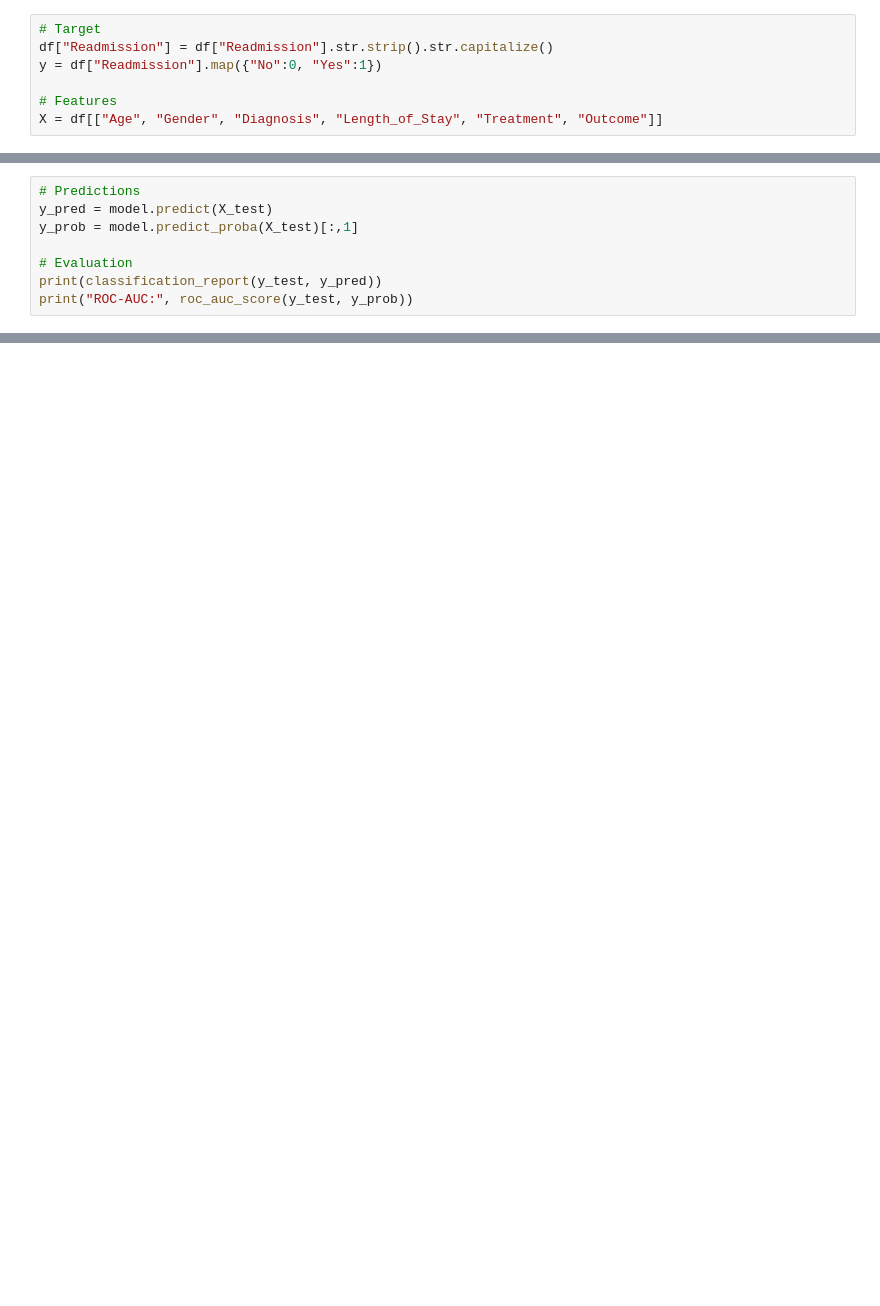
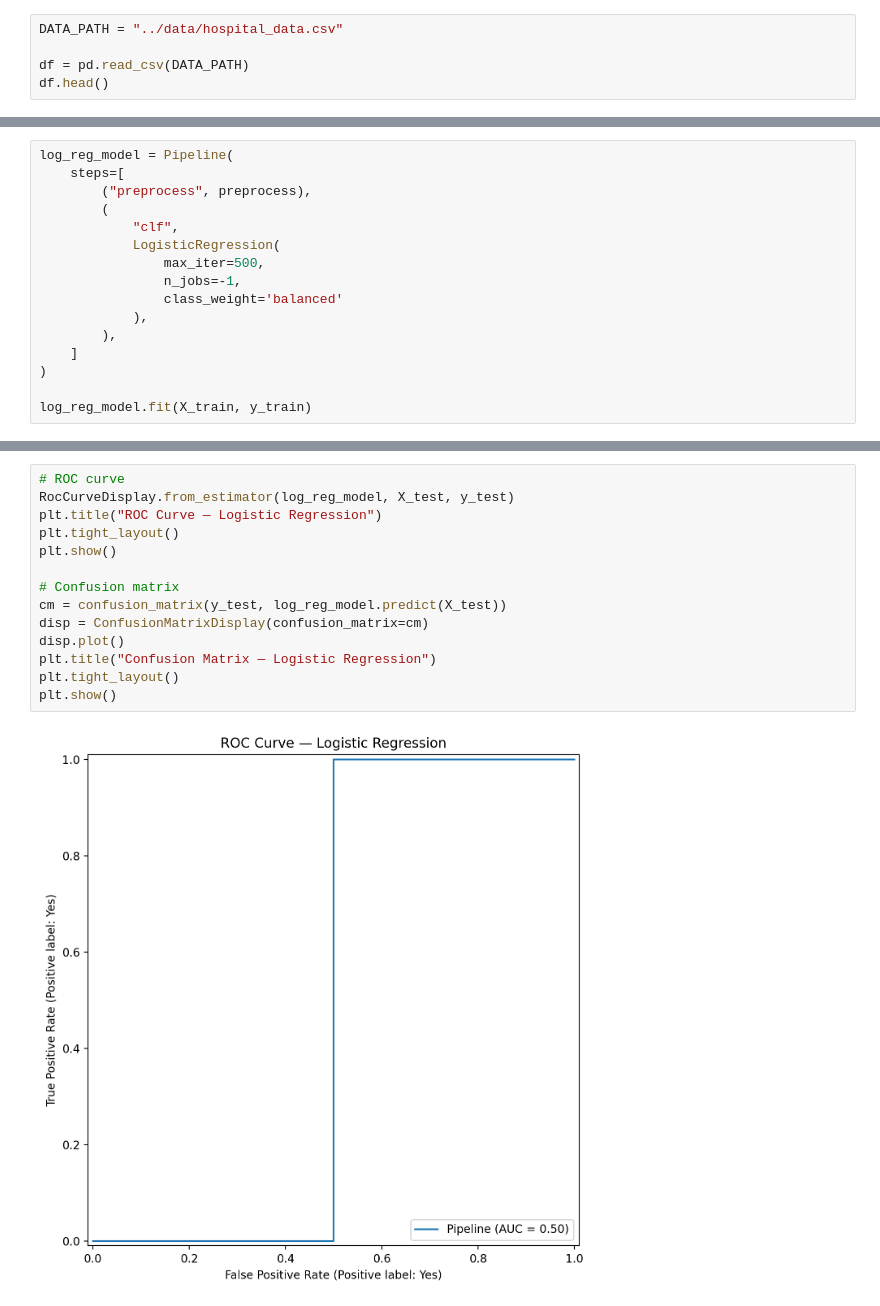
Before and after one commit to gortegam/patient-outcome-analysis, a Jupyter notebook: notebooks/readmission_model.ipynb, the cells around one changed output, grey strips where cells are left out. Drawn from its saved outputs; the diff is of its cells as text; blank space fills up the shorter version.

Commit message:
Add visualization assets and update modeling notebooks

```diff
--- a/notebooks/readmission_model.ipynb
+++ b/notebooks/readmission_model.ipynb
@@ -20,7 +31,5 @@ df.head()
 # %%
-# Target
-df["Readmission"] = df["Readmission"].str.strip().str.capitalize()
-y = df["Readmission"].map({"No":0, "Yes":1})
+DATA_PATH = "../data/hospital_data.csv"
 
-# Features
-X = df[["Age", "Gender", "Diagnosis", "Length_of_Stay", "Treatment", "Outcome"]]
+df = pd.read_csv(DATA_PATH)
+df.head()
@@ -52,8 +103,16 @@ model.fit(X_train, y_train)
 # %%
-# Predictions
-y_pred = model.predict(X_test)
-y_prob = model.predict_proba(X_test)[:,1]
+log_reg_model = Pipeline(
+    steps=[
+        ("preprocess", preprocess),
+        (
+            "clf",
+            LogisticRegression(
+                max_iter=500,
+                n_jobs=-1,
+                class_weight='balanced'
+            ),
+        ),
+    ]
+)
 
-# Evaluation
-print(classification_report(y_test, y_pred))
-print("ROC-AUC:", roc_auc_score(y_test, y_prob))
+log_reg_model.fit(X_train, y_train)
@@ -69,0 +190,16 @@ Try it!
+# %%
+# ROC curve
+RocCurveDisplay.from_estimator(log_reg_model, X_test, y_test)
+plt.title("ROC Curve — Logistic Regression")
+plt.tight_layout()
+plt.show()
+
+# Confusion matrix
+cm = confusion_matrix(y_test, log_reg_model.predict(X_test))
+disp = ConfusionMatrixDisplay(confusion_matrix=cm)
+disp.plot()
+plt.title("Confusion Matrix — Logistic Regression")
+plt.tight_layout()
+plt.show()
+# %% [output]
+[figure, added]
```
Also changed, not shown: parts of 10 cells of this notebook, 3 other files.
